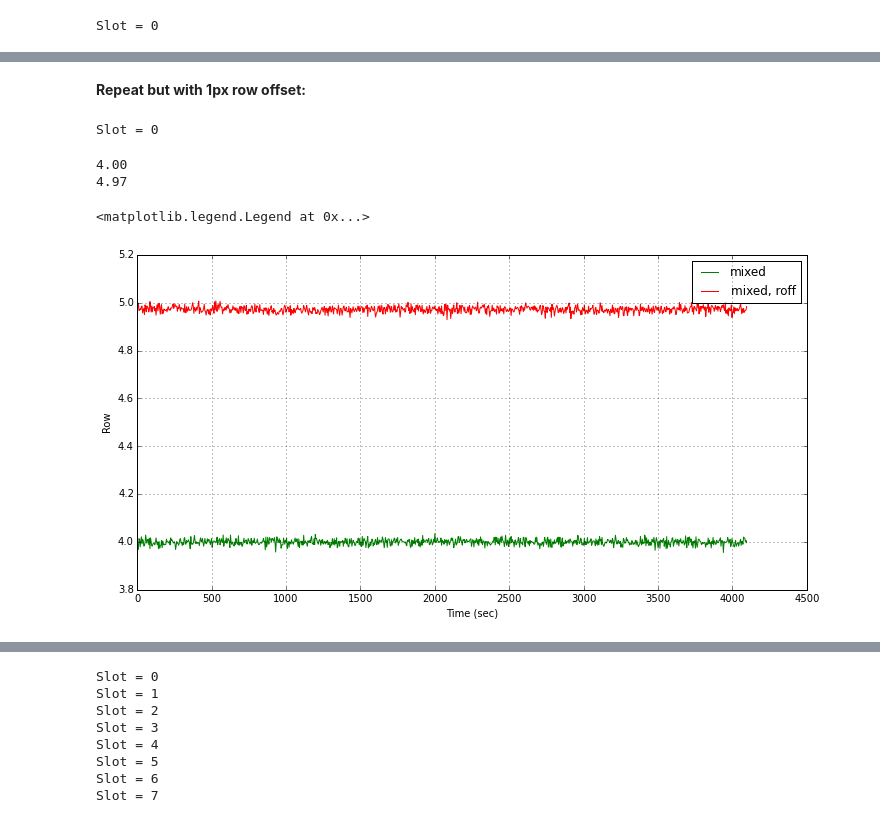
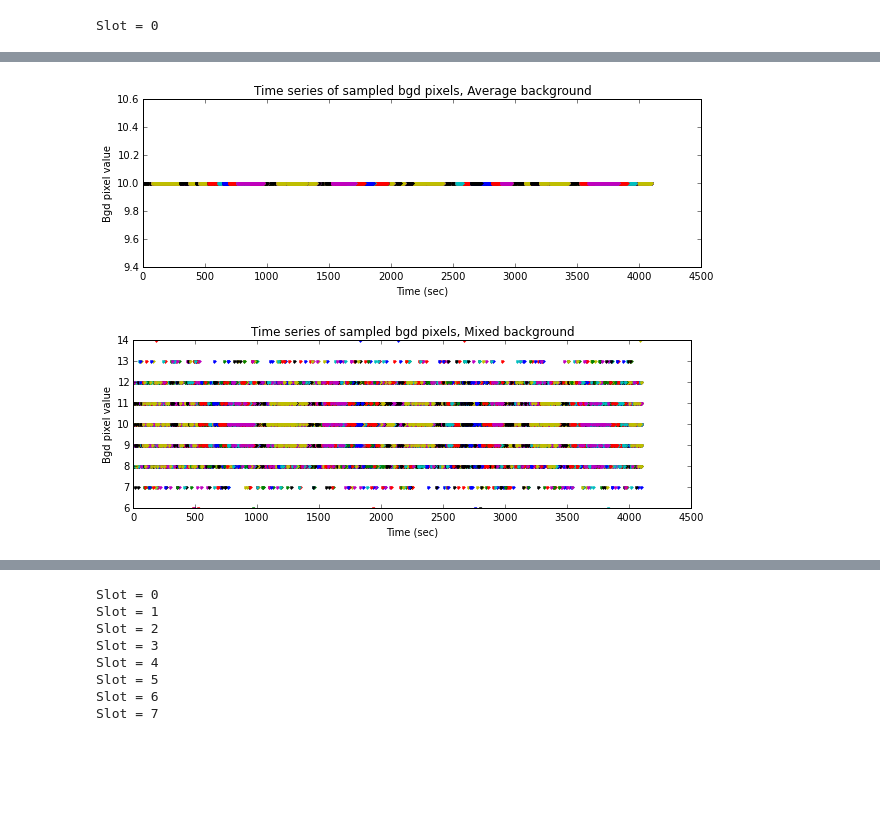
Before and after one commit to malgosias/aca_dark_current, a Jupyter notebook: aca_dark_current.ipynb, the cells around one changed output, grey strips where cells are left out. Cells and saved outputs as stored; diff of their text form; code cells hidden in the pictures; blank space fills up the shorter version.

```diff
--- a/aca_dark_current.ipynb
+++ b/aca_dark_current.ipynb
@@ -509,9 +634,0 @@ plt.legend()
-# %% [markdown]
-__Repeat but with 1px row offset:__
-# %%
-# Simulate star with 1px offset in row number
-kwargs['roff'] = 1
-bgd = 'mixed'
-rows_m_roff = centroids(slots, img_size, bgd=bgd, sim=True, **kwargs)
-# %% [output]
-Slot = 0
@@ -520,16 +635,6 @@ t_m_roff = Table(rows_m_roff)
-# %%
-fig = plt.figure(figsize=(12, 6))
-color = ['green', 'red']
-method = ['mixed', 'mixed, roff']
-for i, t in enumerate([t_m, t_m_roff]):
-    print '{:.2f}'.format(np.median(t['row'][0][0]))
-    plt.plot(t['time'][0], t['row'][0][0], color=color[i], label=method[i])
-plt.ylabel("Row")
-plt.xlabel("Time (sec)")
-plt.grid()
-plt.legend()
-# %% [output]
-4.00
-4.97
-<matplotlib.legend.Legend at 0x...>
-[figure, removed]
+# %%
+plot_bgd_px_series(t_ba, text=', Average background')
+plot_bgd_px_series(t_m, text=', Mixed background')
+# %% [output]
+[figure, added]
+[figure, added]
```
Also changed, not shown: parts of 54 cells of this notebook.
